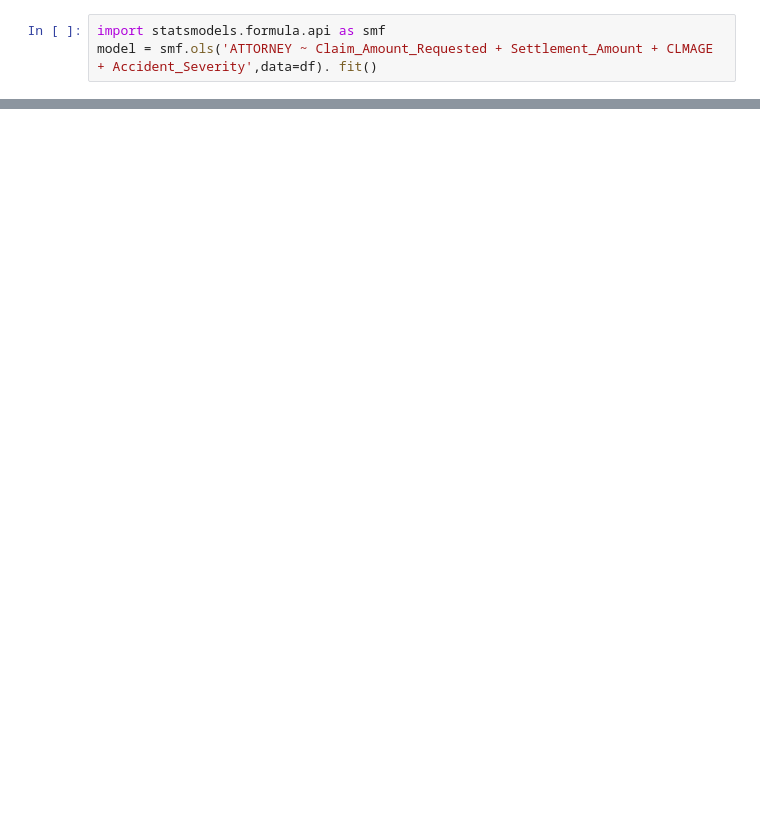
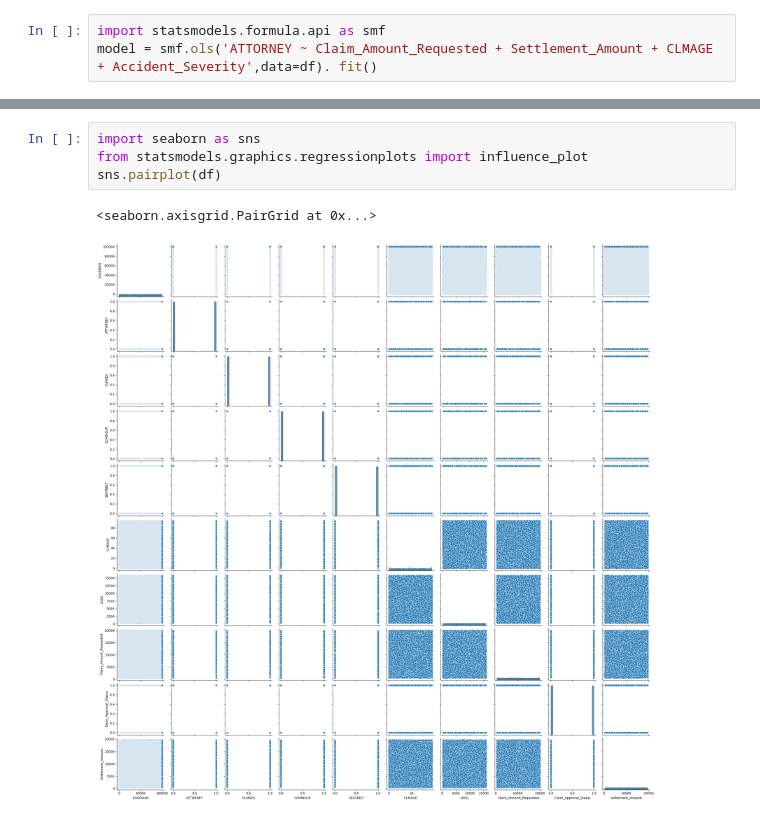
Before and after one commit to Thoyyi01/Assignments, a Jupyter notebook: insurance_claim.ipynb, the cells around one changed output, grey strips where cells are left out. Cells and saved outputs as stored; diff of their text form; blank space fills up the shorter version.

```diff
--- a/insurance_claim.ipynb
+++ b/insurance_claim.ipynb
@@ -225,0 +214,7 @@ model = smf.ols('ATTORNEY ~ Claim_Amount_Requested + Settlement_Amount + CLMAGE
+# %%
+import seaborn as sns
+from statsmodels.graphics.regressionplots import influence_plot
+sns.pairplot(df)
+# %% [output]
+<seaborn.axisgrid.PairGrid at 0x...>
+[figure, added]
```
Also changed, not shown: parts of 10 cells of this notebook.
